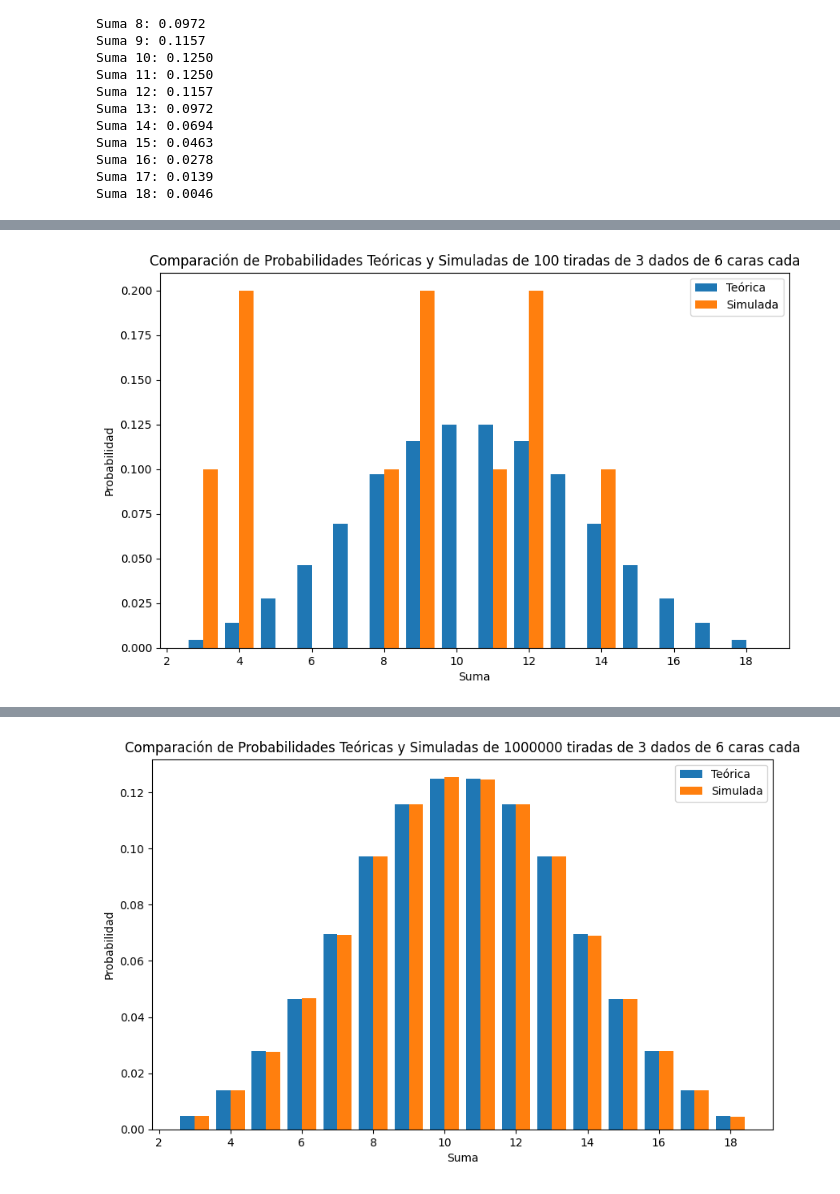
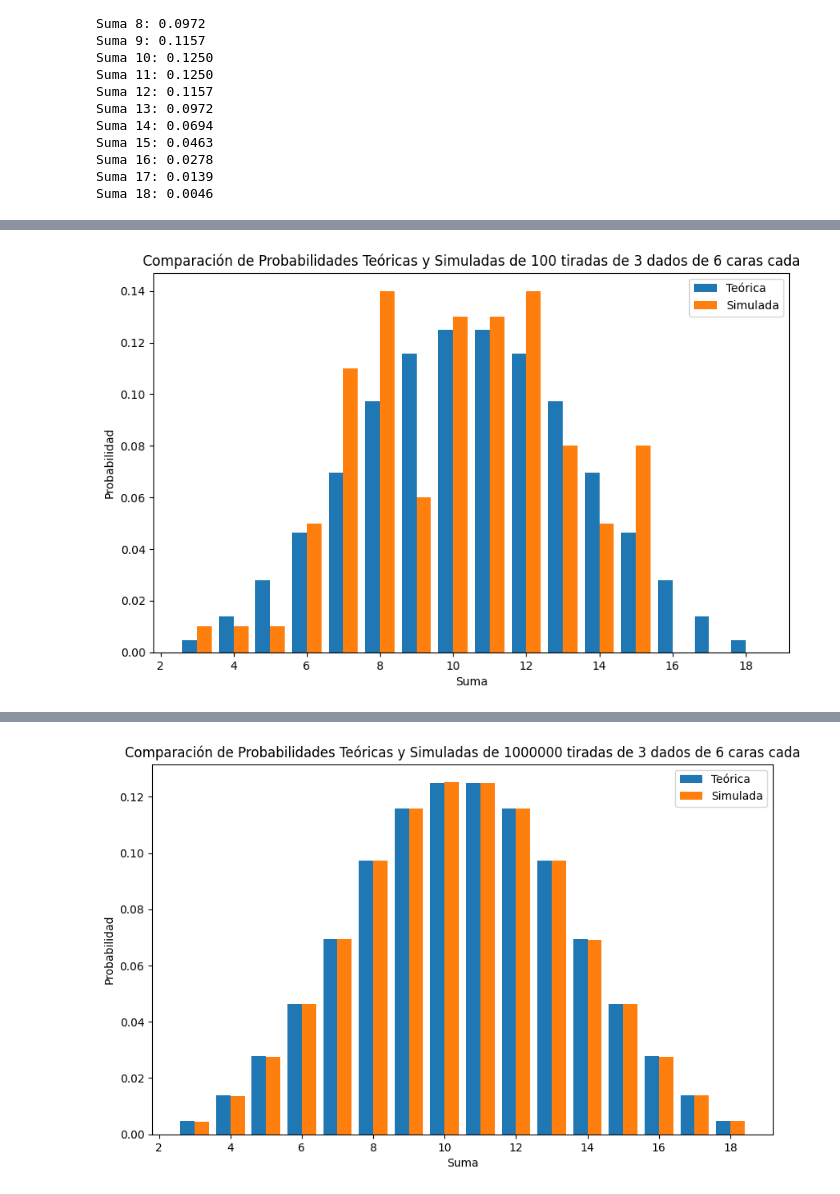
Before and after one commit to StalkerData/Ciencia_de_Datos, a Jupyter notebook: Nivel_1/lanzamiento_dados/notebooks/simulacion_dados.ipynb, the cells around one changed output, grey strips where cells are left out. Cells and saved outputs as stored; diff of their text form; code cells hidden in the pictures.

```diff
--- a/Nivel_1/lanzamiento_dados/notebooks/simulacion_dados.ipynb
+++ b/Nivel_1/lanzamiento_dados/notebooks/simulacion_dados.ipynb
@@ -172,4 +215,4 @@ Suma 17: 0.0100
 # %%
-crear_grafica(prob_teorica, fr10, tiradas, nDados, caras_dado)
+crear_grafica(prob_teorica, fr100, tiradas, nDados, caras_dado)
 # %% [output]
-[figure, old version]
+[figure, new version]
```
Also changed, not shown: parts of 35 cells of this notebook, 1 other file.
